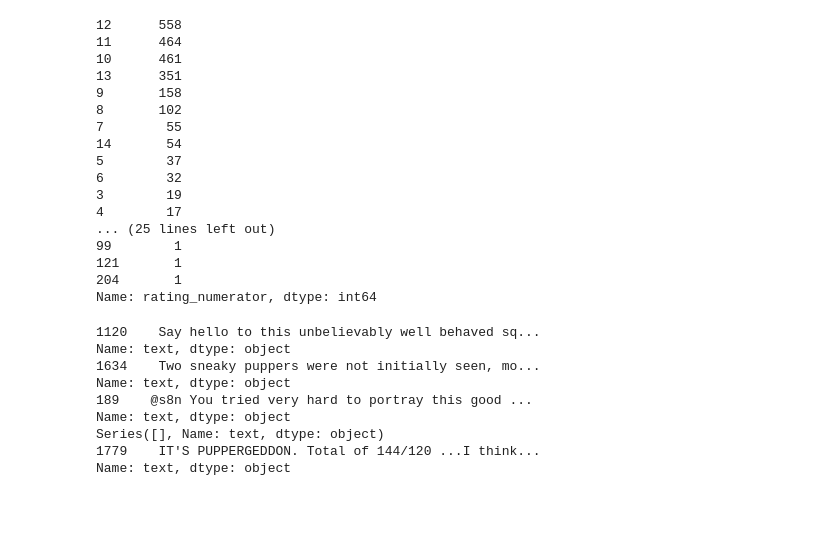
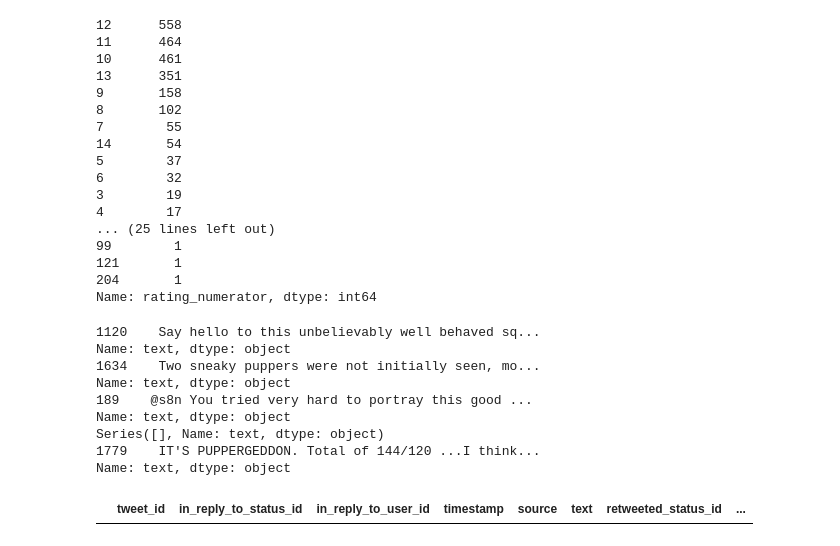
Before and after one commit to mzhoolideh/data_science_pract, a Jupyter notebook: wrangling_twitter/Twitter_Dogs.ipynb, the cells around one changed output. Cells and saved outputs as stored; diff of their text form; code cells hidden in the pictures; blank space fills up the shorter version.

Commit message:
feat: data assessment completed

```diff
--- a/wrangling_twitter/Twitter_Dogs.ipynb
+++ b/wrangling_twitter/Twitter_Dogs.ipynb
@@ -276,3 +249,12 @@ Name: text, dtype: object
 Series([], Name: text, dtype: object)
 1779    IT'S PUPPERGEDDON. Total of 144/120 ...I think...
 Name: text, dtype: object
+# %%
+#Check the numerator - in the source data there seems to be fractional numerators. Are those preserved
+#when exporting the data? Take a look at the id = 681340665377193000
+
+#TWITTER_ID NOT FOUND
+
+twitt_df[twitt_df['tweet_id'] == 681340665377193000]
+# %% [output]
+|  | tweet_id | in_reply_to_status_id | in_reply_to_user_id | timestamp | source | text | retweeted_status_id | ... |
```
Also changed, not shown: parts of 17 cells of this notebook.
